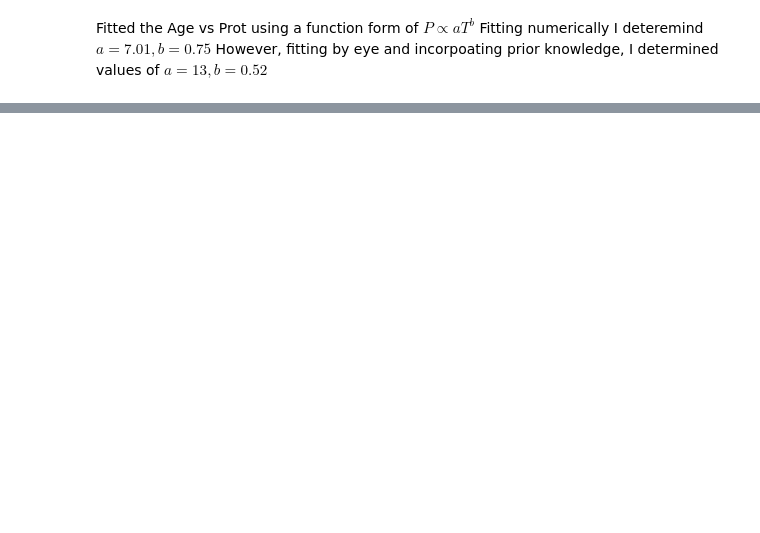
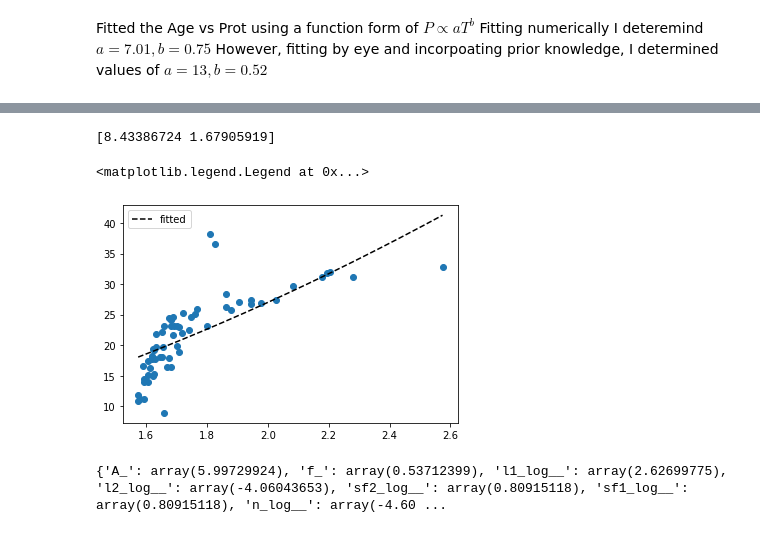
Before and after one commit to ni-phy/year4-project, a Jupyter notebook: Henry/3d_fitting.ipynb, the cells around one changed output, grey strips where cells are left out. Drawn from its saved outputs; the diff is of its cells as text; code cells hidden in the pictures; blank space fills up the shorter version.

```diff
--- a/Henry/3d_fitting.ipynb
+++ b/Henry/3d_fitting.ipynb
@@ -295,0 +312,27 @@ plt.legend()
+# %%
+
+limit = (np.where(np.logical_and(Age>4.5, Age<=5)))
+
+Teff_short = Teff[limit]
+Prot_short = Prot[limit]
+Age_short = Age[limit]
+Mass_short = Mass[limit]
+BV_short = BV[limit]
+
+
+
+plt.scatter(BV_short, Prot_short)
+
+
+coefs2 = scipy.optimize.curve_fit(lambda t,a,c: a*t**c,  BV_short,  Prot_short)
+print(coefs2[0])
+
+x = np.linspace(np.amin(BV_short),np.amax(BV_short),1000)
+y1 = coefs2[0][0]* x **coefs2[0][1]
+
+plt.plot(x,y1, color='k', linestyle='--', label='fitted')
+plt.legend()
+# %% [output]
+[8.43386724 1.67905919]
+<matplotlib.legend.Legend at 0x...>
+[figure, added]
@@ -295,0 +396,4 @@ plt.legend()
+# %%
+print(mp)
+# %% [output]
+{'A_': array(5.99729924), 'f_': array(0.53712399), 'l1_log__': array(2.62699775), 'l2_log__': array(-4.06043653), 'sf2_log__': array(0.80915118), 'sf1_log__': array(0.80915118), 'n_log__': array(-4.60 ...
```
Also changed, not shown: parts of 10 cells of this notebook.
